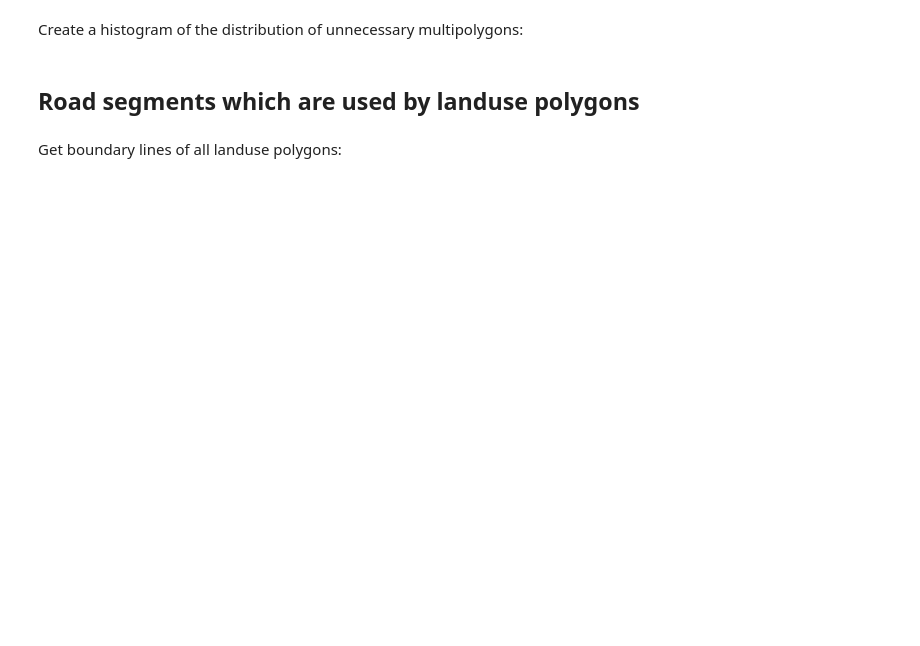
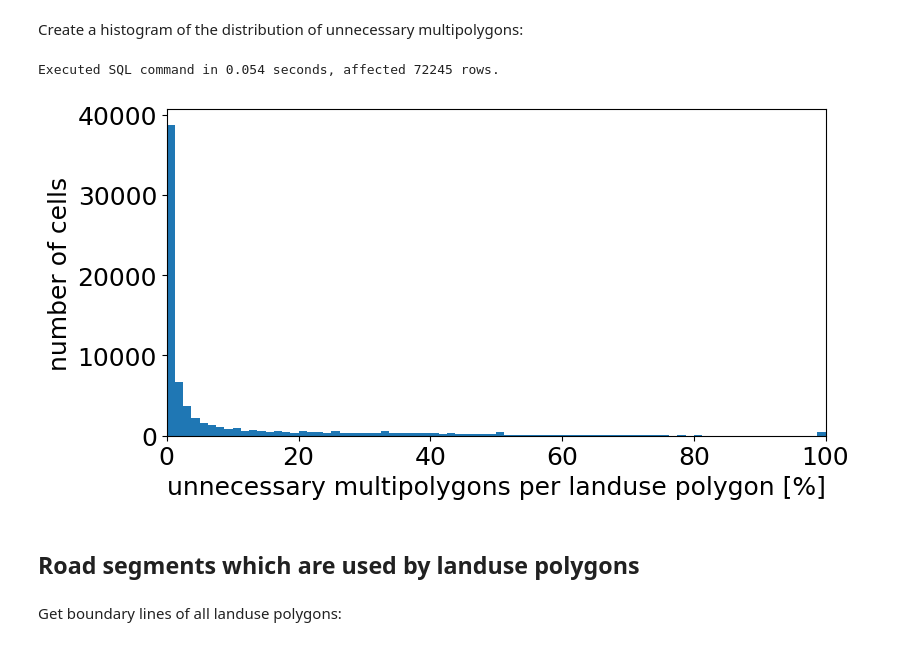
Before and after one commit to Nakaner/landuse-analysis, a Jupyter notebook: landuse.ipynb, the cells around one changed output. Cells and saved outputs as stored; diff of their text form; code cells hidden in the pictures; blank space fills up the shorter version.

```diff
--- a/landuse.ipynb
+++ b/landuse.ipynb
@@ -766,22 +811,24 @@ send_sql(conn, "CREATE INDEX IF NOT EXISTS multipolygonitis_score_geom_idx ON mu
 Create a histogram of the distribution of unnecessary multipolygons:
 # %%
 sql = """SELECT
-    CASE WHEN landuse_count > 0 THEN multipolygon_count::REAL/landuse_count::REAL
-      ELSE 0::REAL
-    END AS ml
-  FROM multipolygonitis_score;
+    multipolygon_count::REAL/landuse_count::REAL AS ml
+  FROM multipolygonitis_score
+  WHERE landuse_count > 0;
 """
 result = send_sql(conn, sql, return_result=True)
 fig, ax = plt.subplots(figsize=figsize_in(850, 480))
 dist = [row[0]*100 for row in result]
 ax.hist(dist, bins=80)
 ax.set_xlabel('unnecessary multipolygons per landuse polygon [%]')
 ax.set_ylabel('number of cells')
 fig.subplots_adjust(bottom=0.20)
 ax.set_xlim(0.0, max(dist))
 #ax.set_title('Verteilung des Multipolygonitis-Scores über die Gemeinden')
 plt.show()
 fig.savefig('talk/plots/multipolygonitis_histogram.svg', facecolor='white')
+# %% [output]
+Executed SQL command in 0.054 seconds, affected 72245 rows.
+[figure, added]
 # %% [markdown]
 ## Road segments which are used by landuse polygons
 # %% [markdown]
```
Also changed, not shown: parts of 32 cells of this notebook.
